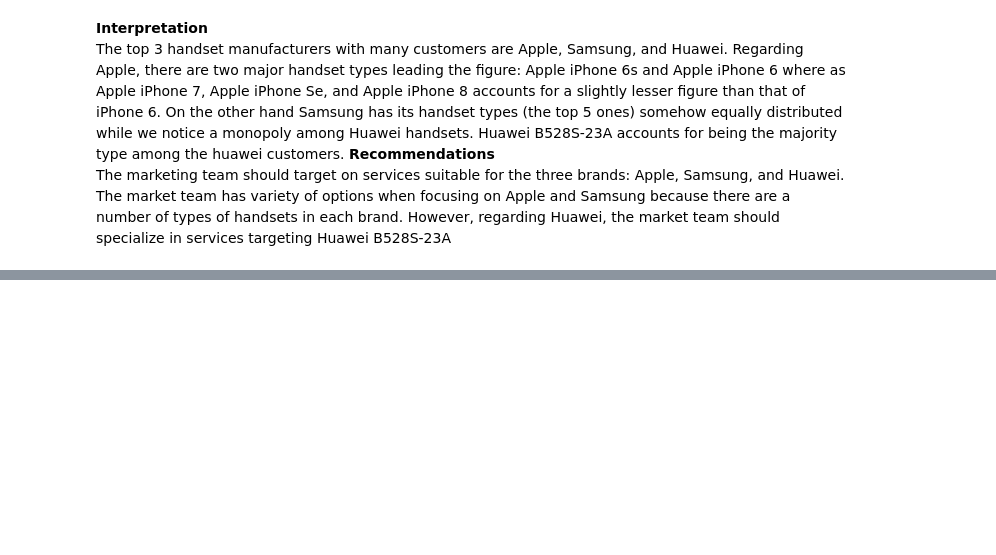
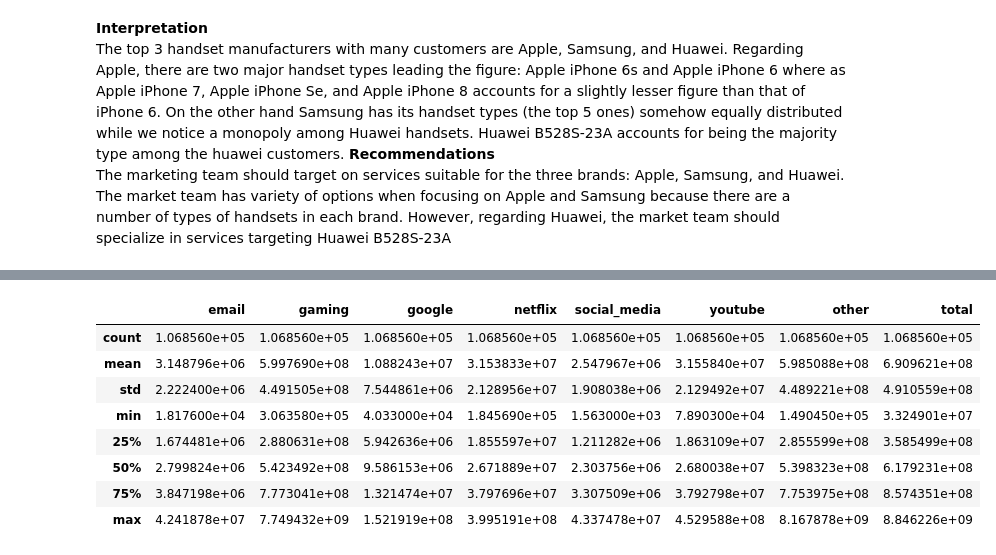
Before and after one commit to Nathnael12/Telecom_data_analysis, a Jupyter notebook: notebooks/data_exploration.ipynb, the cells around one changed output, grey strips where cells are left out. Drawn from its saved outputs; the diff is of its cells as text; code cells hidden in the pictures; blank space fills up the shorter version.

```diff
--- a/notebooks/data_exploration.ipynb
+++ b/notebooks/data_exploration.ipynb
@@ -179,0 +394,12 @@ The marketing team should target on services suitable for the three brands: Appl
+# %%
+total_data_volume.describe()
+# %% [output]
+|  | email | gaming | google | netflix | social_media | youtube | other | total |
+| count | 1.068560e+05 | 1.068560e+05 | 1.068560e+05 | 1.068560e+05 | 1.068560e+05 | 1.068560e+05 | 1.068560e+05 | 1.068560e+05 |
+| mean | 3.148796e+06 | 5.997690e+08 | 1.088243e+07 | 3.153833e+07 | 2.547967e+06 | 3.155840e+07 | 5.985088e+08 | 6.909621e+08 |
+| std | 2.222400e+06 | 4.491505e+08 | 7.544861e+06 | 2.128956e+07 | 1.908038e+06 | 2.129492e+07 | 4.489221e+08 | 4.910559e+08 |
+| min | 1.817600e+04 | 3.063580e+05 | 4.033000e+04 | 1.845690e+05 | 1.563000e+03 | 7.890300e+04 | 1.490450e+05 | 3.324901e+07 |
+| 25% | 1.674481e+06 | 2.880631e+08 | 5.942636e+06 | 1.855597e+07 | 1.211282e+06 | 1.863109e+07 | 2.855599e+08 | 3.585499e+08 |
+| 50% | 2.799824e+06 | 5.423492e+08 | 9.586153e+06 | 2.671889e+07 | 2.303756e+06 | 2.680038e+07 | 5.398323e+08 | 6.179231e+08 |
+| 75% | 3.847198e+06 | 7.773041e+08 | 1.321474e+07 | 3.797696e+07 | 3.307509e+06 | 3.792798e+07 | 7.753975e+08 | 8.574351e+08 |
+| max | 4.241878e+07 | 7.749432e+09 | 1.521919e+08 | 3.995191e+08 | 4.337478e+07 | 4.529588e+08 | 8.167878e+09 | 8.846226e+09 |
```
Also changed, not shown: parts of 19 cells of this notebook.
